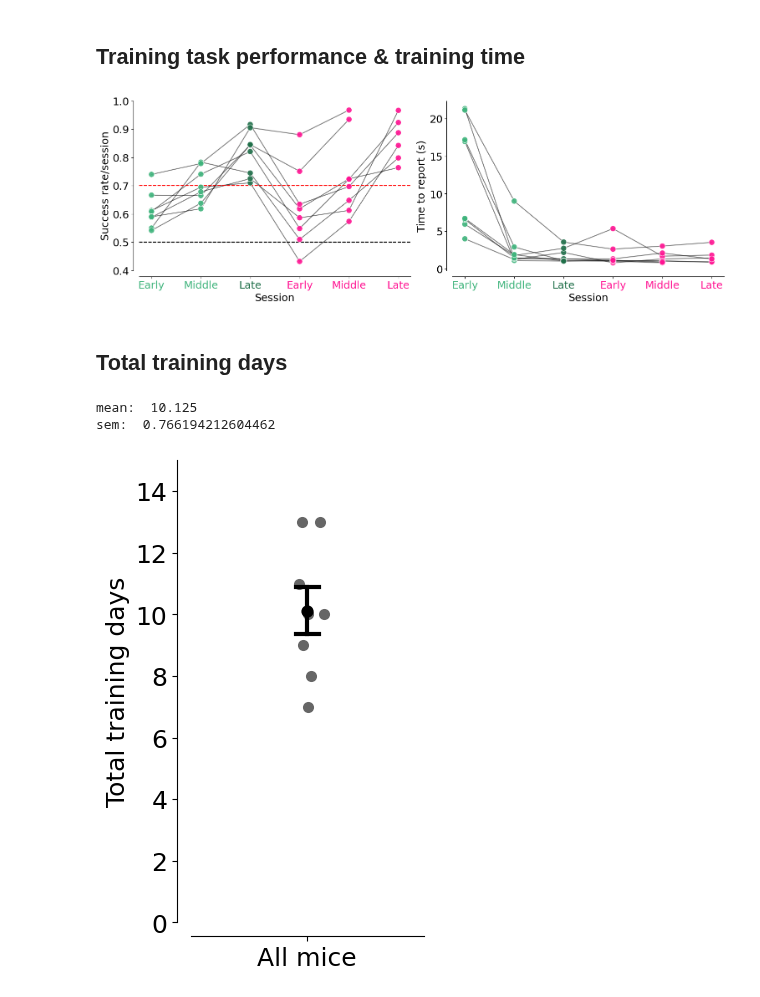
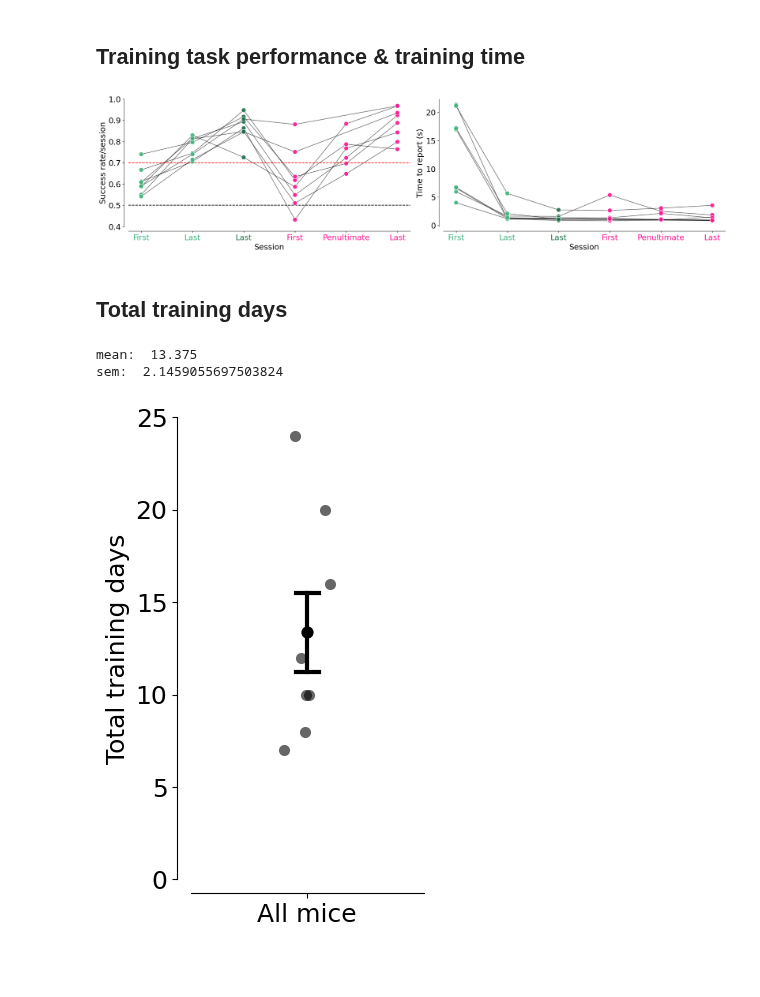
Before and after one commit to MMathisLab/FreelyMovingVR4Mice, a Jupyter notebook: dj_pipeline/notebooks/Paper_figures/Figure_1K-M.ipynb, the cells around one changed output. Drawn from its saved outputs; the diff is of its cells as text; code cells hidden in the pictures; blank space fills up the shorter version.

```diff
--- a/dj_pipeline/notebooks/Paper_figures/Figure_1K-M.ipynb
+++ b/dj_pipeline/notebooks/Paper_figures/Figure_1K-M.ipynb
@@ -206,32 +175,35 @@ def days_in_training_stage(big_df, mouse_name):
 # %%
 big_df = big_df[big_df.mouse_name != "Vegavis"]
 big_df = big_df[big_df.dataset != 'Nightingale_2024-07-31_2']
+big_df = big_df[big_df.dataset != 'Kiwi_2024-08-08_3']
+big_df["session_increment"] = big_df.groupby("mouse_name")["dataset"].rank(method="dense", ascending=True).astype(int)
 # %%
-fig, ax = plt.subplots(1,2,figsize=(15,5), constrained_layout=True)
+fig, ax = plt.subplots(1, 2,figsize=(20, 5), constrained_layout=True)
+ax = ax.flatten()
 
 for (i, variable), ylabel in zip(enumerate(["trial_rewarded", "trial_duration"]), ["Success rate/session", "Time to report (s)"]):
     for mouse_name in big_df.mouse_name.unique():
         tmp_df = get_training_stage_per_mouse(big_df, mouse_name)
         training_plots(tmp_df, mouse_name=mouse_name, variable=variable, ax=ax[i], ylabel=ylabel)
     sns.despine(offset=10, ax=ax[i])
 
 for i in range(2):
     # Define tick positions and labels
     stage_positions = np.arange(6)  # Adjust if needed
-    stage_labels = ["Early", "Middle", "Late", "Early", "Middle", "Late"]
+    stage_labels = ["First", "Last", "Last", "First", "Penultimate", "Last"]
     stage_colors = ["#3FB47C", "#3FB47C", "#1F6F49", "#FF1493", "#FF1493", "#FF1493"]
 
     ax[i].set_xticks(stage_positions)
     ax[i].set_xticklabels(stage_labels, rotation=0, fontsize=18)
 
     for j, label in enumerate(ax[i].get_xticklabels()):
         label.set_color(stage_colors[j])
 
     ax[i].figure.canvas.draw()
 
 plt.savefig(save_fig_path + "training_success_and_time_figure1.svg", transparent=True)
 # %% [output]
-[figure, old version]
+[figure, new version]
 # %% [markdown]
 ## Total training days
 # %%
@@ -263,7 +235,7 @@ plt.xticks([0], ["All mice"])
 plt.xlabel("")
 
 plt.ylabel("Total training days")
-plt.ylim(0, 15)
+plt.ylim(0, 25)
 sns.despine(offset =10)
 
 plt.savefig(save_fig_path + "training_days_figure1.svg", transparent=True)
@@ -271,6 +243,6 @@ plt.savefig(save_fig_path + "training_days_figure1.svg", transparent=True)
 print("mean: ", df.groupby("group")["session_increment"].mean().values[0],
       "\nsem: ", df.groupby("group")["session_increment"].sem().values[0])
 # %% [output]
-mean:  10.125
-sem:  0.766194212604462
+mean:  13.375
+sem:  2.1459055697503824
-[figure, old version]
+[figure, new version]
```
Also changed, not shown: parts of 5 cells of this notebook.
